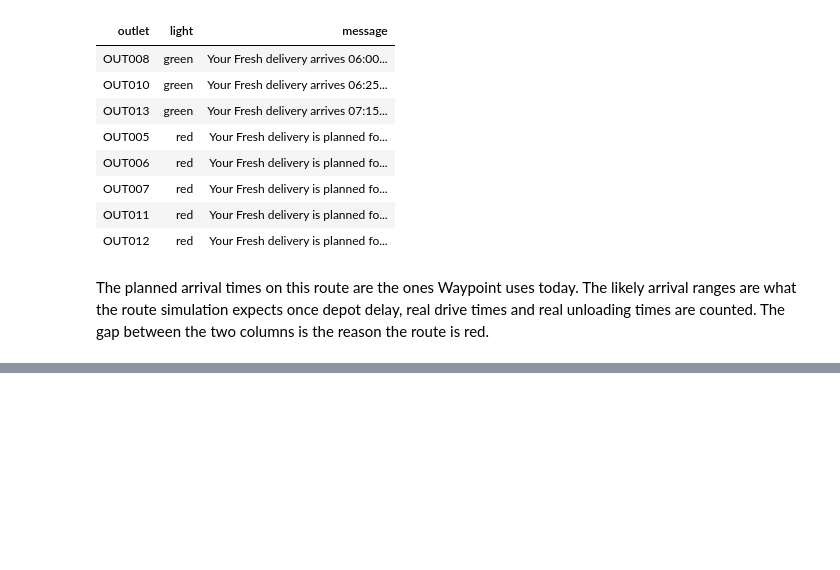
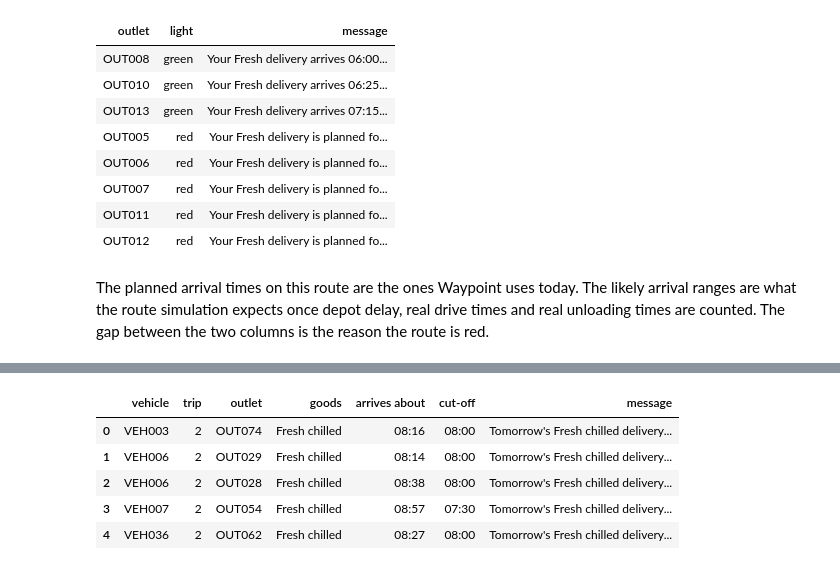
Before and after one commit to sameera-ekanayaka/Xora_Datathon, a Jupyter notebook: notebooks/08_decision_layer.ipynb, the cells around one changed output, grey strips where cells are left out. Cells and saved outputs as stored; diff of their text form; code cells hidden in the pictures; blank space fills up the shorter version.

```diff
--- a/notebooks/08_decision_layer.ipynb
+++ b/notebooks/08_decision_layer.ipynb
@@ -179,0 +249,18 @@ The planned arrival times on this route are the ones Waypoint uses today. The li
+# %%
+late = timeline[timeline.late].merge(plan[["order_ref", "window_close_time"]], on="order_ref", suffixes=("", "_p"))
+warnings = pd.DataFrame({
+    "vehicle": late.vehicle_id, "trip": late.run, "outlet": late.outlet_id, "goods": late.brand + " " + late.temp_requirement,
+    "arrives about": late.arrive, "cut-off": late.window_close_time,
+    "message": [f"Tomorrow's {g} delivery comes on the truck's second run and should reach you around {a}, after your {c} cut-off. "
+                f"Please have someone ready to receive it."
+                for g, a, c in zip(late.brand + " " + late.temp_requirement, late.arrive, late.window_close_time)],
+})
+warnings.to_csv(OUT / "peak_day_late_warnings.csv", index=False)
+warnings
+# %% [output]
+|  | vehicle | trip | outlet | goods | arrives about | cut-off | message |
+| 0 | VEH003 | 2 | OUT074 | Fresh chilled | 08:16 | 08:00 | Tomorrow's Fresh chilled delivery... |
+| 1 | VEH006 | 2 | OUT029 | Fresh chilled | 08:14 | 08:00 | Tomorrow's Fresh chilled delivery... |
+| 2 | VEH006 | 2 | OUT028 | Fresh chilled | 08:38 | 08:00 | Tomorrow's Fresh chilled delivery... |
+| 3 | VEH007 | 2 | OUT054 | Fresh chilled | 08:57 | 07:30 | Tomorrow's Fresh chilled delivery... |
+| 4 | VEH036 | 2 | OUT062 | Fresh chilled | 08:27 | 08:00 | Tomorrow's Fresh chilled delivery... |
```
Also changed, not shown: parts of 5 cells of this notebook, 4 other files.
